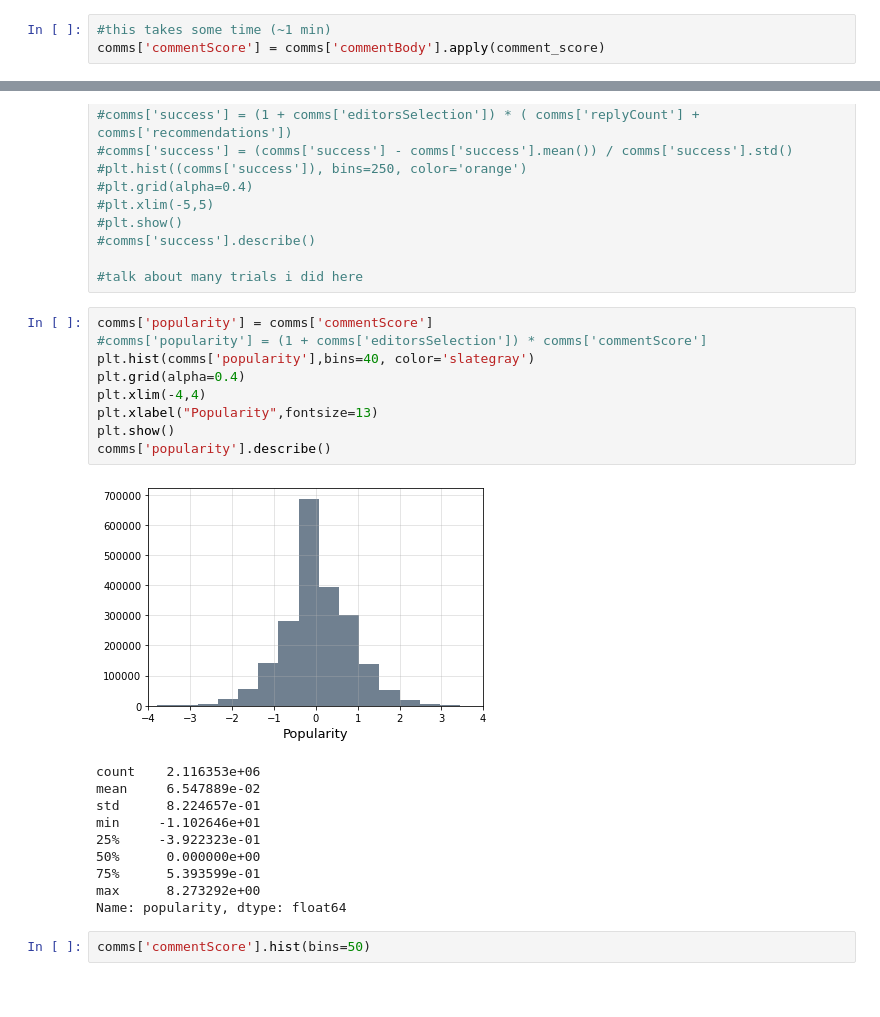
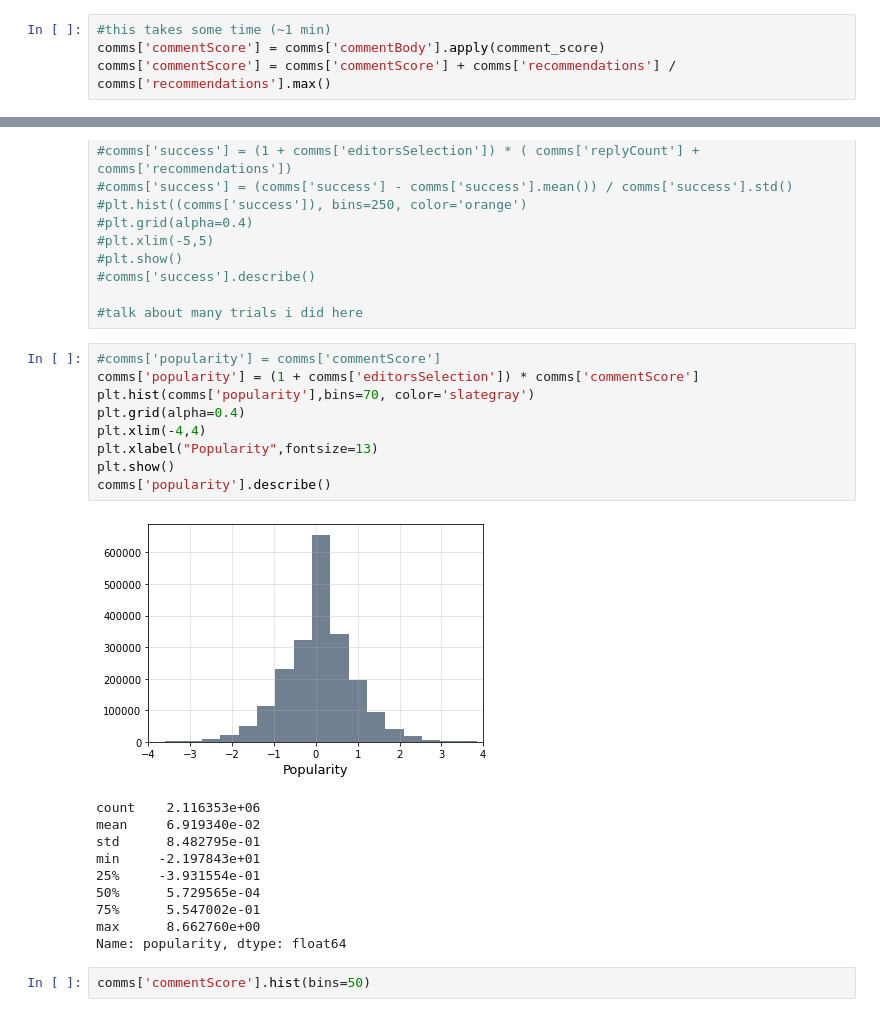
Before and after one commit to andreasala98/NYMines, a Jupyter notebook: NY_Mines.ipynb, the cells around one changed output, grey strips where cells are left out. Cells and saved outputs as stored; diff of their text form.

```diff
--- a/NY_Mines.ipynb
+++ b/NY_Mines.ipynb
@@ -118,6 +118,7 @@ def comment_score (comment):
 # %%
 #this takes some time (~1 min)
 comms['commentScore'] = comms['commentBody'].apply(comment_score)
+comms['commentScore'] = comms['commentScore'] + comms['recommendations'] / comms['recommendations'].max()
 # %%
 comms['commentScore'].hist(bins=50)
 # %% [output]
@@ -184,24 +185,24 @@ recommendations:  0.0  -  10472.0
 
 #talk about many trials i did here
 # %%
-comms['popularity'] = comms['commentScore']
-#comms['popularity'] = (1 + comms['editorsSelection']) * comms['commentScore']
-plt.hist(comms['popularity'],bins=40, color='slategray')
+#comms['popularity'] = comms['commentScore']
+comms['popularity'] = (1 + comms['editorsSelection']) * comms['commentScore']
+plt.hist(comms['popularity'],bins=70, color='slategray')
 plt.grid(alpha=0.4)
 plt.xlim(-4,4)
 plt.xlabel("Popularity",fontsize=13)
 plt.show()
 comms['popularity'].describe()
 # %% [output]
-[figure, old version]
+[figure, new version]
 count    2.116353e+06
-mean     6.547889e-02
-std      8.224657e-01
-min     -1.102646e+01
-25%     -3.922323e-01
-50%      0.000000e+00
-75%      5.393599e-01
-max      8.273292e+00
+mean     6.919340e-02
+std      8.482795e-01
+min     -2.197843e+01
+25%     -3.931554e-01
+50%      5.729565e-04
+75%      5.547002e-01
+max      8.662760e+00
 Name: popularity, dtype: float64
 # %%
 comms['commentScore'].hist(bins=50)
```
Also changed, not shown: parts of 24 cells of this notebook, 1 other file.
